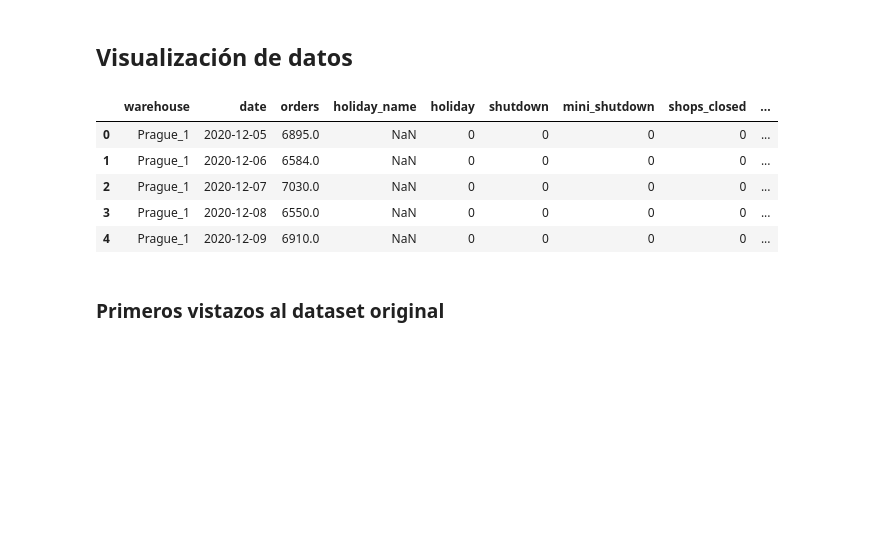
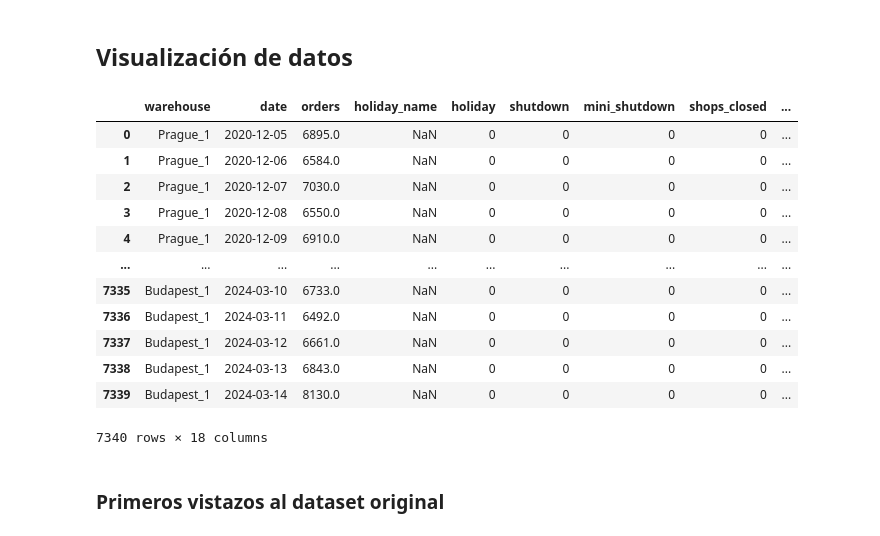
Before and after one commit to Manuel-Pol/Rohlik-orders-challenge, a Jupyter notebook: visus.ipynb, the cells around one changed output. Cells and saved outputs as stored; diff of their text form; code cells hidden in the pictures; blank space fills up the shorter version.

```diff
--- a/visus.ipynb
+++ b/visus.ipynb
@@ -14,14 +17,21 @@ import matplotlib.pyplot as plt
 # %%
 # Generamos un dataframe del dataset de entrenamiento
 df =  pd.read_csv('train.csv')
-df.head(5)
+df
 # %% [output]
 |  | warehouse | date | orders | holiday_name | holiday | shutdown | mini_shutdown | shops_closed | ... |
 | 0 | Prague_1 | 2020-12-05 | 6895.0 | NaN | 0 | 0 | 0 | 0 | ... |
 | 1 | Prague_1 | 2020-12-06 | 6584.0 | NaN | 0 | 0 | 0 | 0 | ... |
 | 2 | Prague_1 | 2020-12-07 | 7030.0 | NaN | 0 | 0 | 0 | 0 | ... |
 | 3 | Prague_1 | 2020-12-08 | 6550.0 | NaN | 0 | 0 | 0 | 0 | ... |
 | 4 | Prague_1 | 2020-12-09 | 6910.0 | NaN | 0 | 0 | 0 | 0 | ... |
+| ... | ... | ... | ... | ... | ... | ... | ... | ... | ... |
+| 7335 | Budapest_1 | 2024-03-10 | 6733.0 | NaN | 0 | 0 | 0 | 0 | ... |
+| 7336 | Budapest_1 | 2024-03-11 | 6492.0 | NaN | 0 | 0 | 0 | 0 | ... |
+| 7337 | Budapest_1 | 2024-03-12 | 6661.0 | NaN | 0 | 0 | 0 | 0 | ... |
+| 7338 | Budapest_1 | 2024-03-13 | 6843.0 | NaN | 0 | 0 | 0 | 0 | ... |
+| 7339 | Budapest_1 | 2024-03-14 | 8130.0 | NaN | 0 | 0 | 0 | 0 | ... |
+7340 rows × 18 columns
 # %% [markdown]
 ### Primeros vistazos al dataset original
 # %%
```
Also changed, not shown: parts of 14 cells of this notebook, 1 other file.
